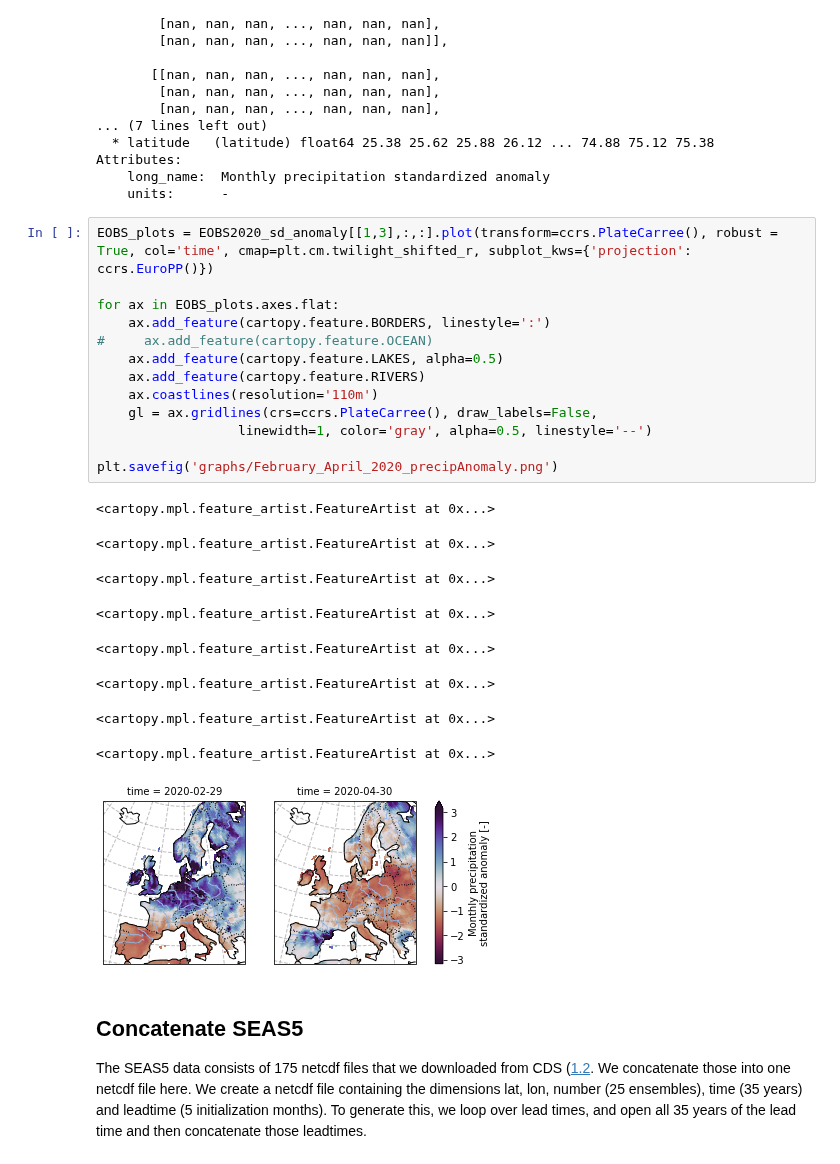
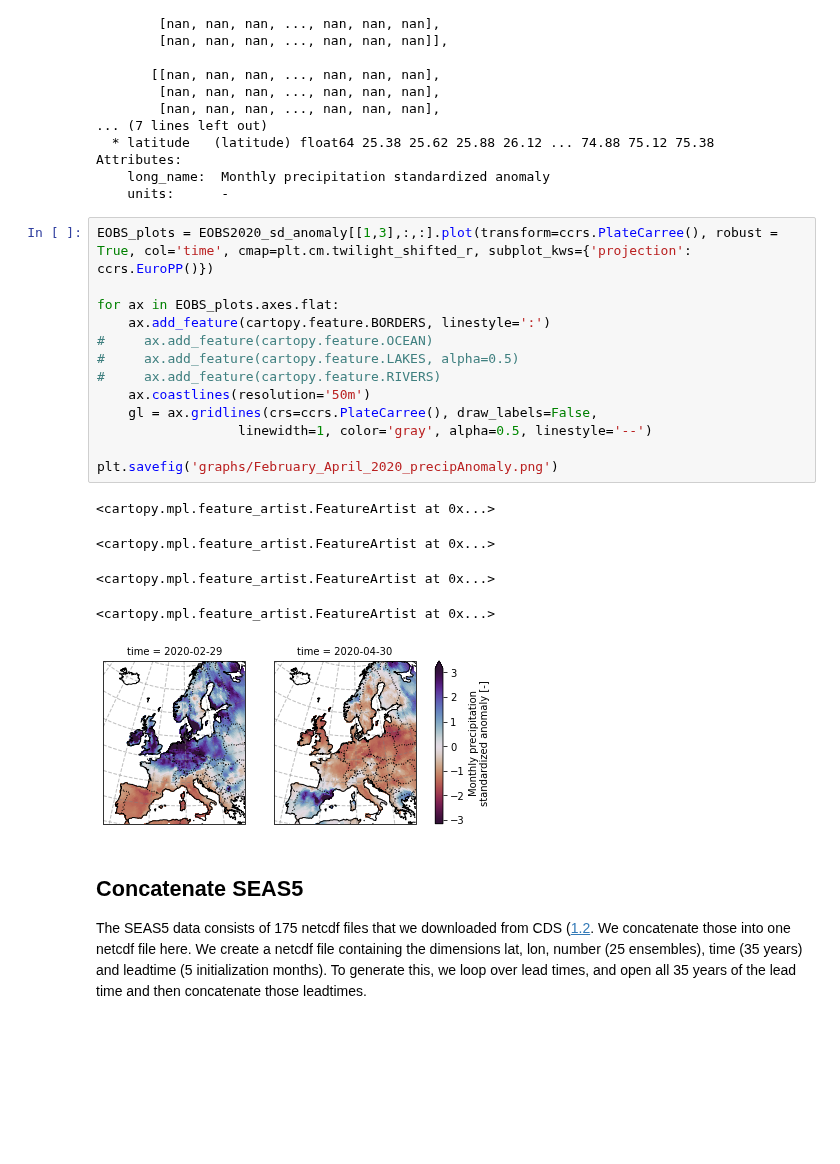
Before and after one commit to ECMWFCode4Earth/UNSEEN-open, a Jupyter notebook: Notebooks/1.Download/1.3February2020.ipynb, the cells around one changed output. Drawn from its saved outputs; the diff is of its cells as text; blank space fills up the shorter version.

```diff
--- a/Notebooks/1.Download/1.3February2020.ipynb
+++ b/Notebooks/1.Download/1.3February2020.ipynb
@@ -179,26 +179,22 @@ Attributes:
 # %%
 EOBS_plots = EOBS2020_sd_anomaly[[1,3],:,:].plot(transform=ccrs.PlateCarree(), robust = True, col='time', cmap=plt.cm.twilight_shifted_r, subplot_kws={'projection': ccrs.EuroPP()})
 
 for ax in EOBS_plots.axes.flat:
     ax.add_feature(cartopy.feature.BORDERS, linestyle=':')
 #     ax.add_feature(cartopy.feature.OCEAN)
-    ax.add_feature(cartopy.feature.LAKES, alpha=0.5)
-    ax.add_feature(cartopy.feature.RIVERS)
-    ax.coastlines(resolution='110m')
+#     ax.add_feature(cartopy.feature.LAKES, alpha=0.5)
+#     ax.add_feature(cartopy.feature.RIVERS)
+    ax.coastlines(resolution='50m')
     gl = ax.gridlines(crs=ccrs.PlateCarree(), draw_labels=False,
                   linewidth=1, color='gray', alpha=0.5, linestyle='--')
 
 plt.savefig('graphs/February_April_2020_precipAnomaly.png')
 # %% [output]
 <cartopy.mpl.feature_artist.FeatureArtist at 0x...>
 <cartopy.mpl.feature_artist.FeatureArtist at 0x...>
 <cartopy.mpl.feature_artist.FeatureArtist at 0x...>
 <cartopy.mpl.feature_artist.FeatureArtist at 0x...>
-<cartopy.mpl.feature_artist.FeatureArtist at 0x...>
-<cartopy.mpl.feature_artist.FeatureArtist at 0x...>
-<cartopy.mpl.feature_artist.FeatureArtist at 0x...>
-<cartopy.mpl.feature_artist.FeatureArtist at 0x...>
-[figure, old version]
+[figure, new version]
 # %% [markdown]
 ## Concatenate SEAS5
 
```
Also changed, not shown: 1 other file.
